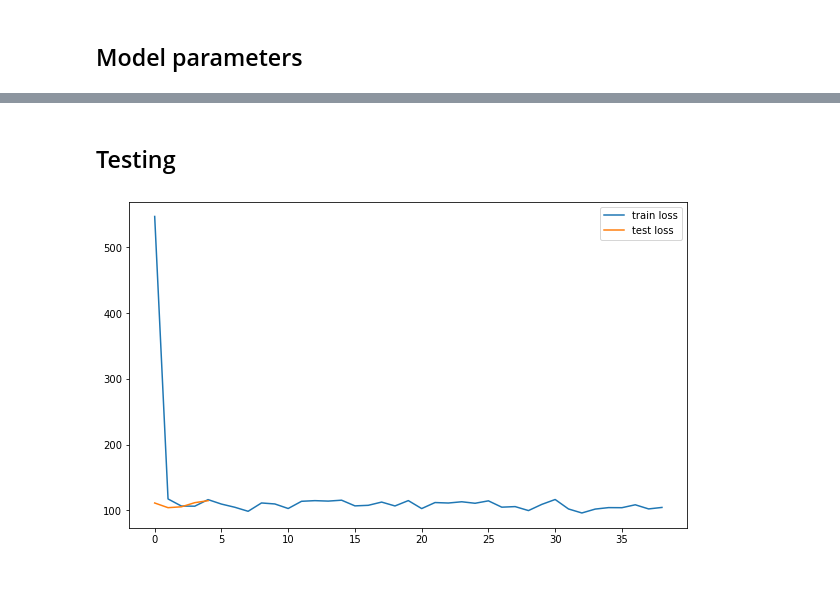
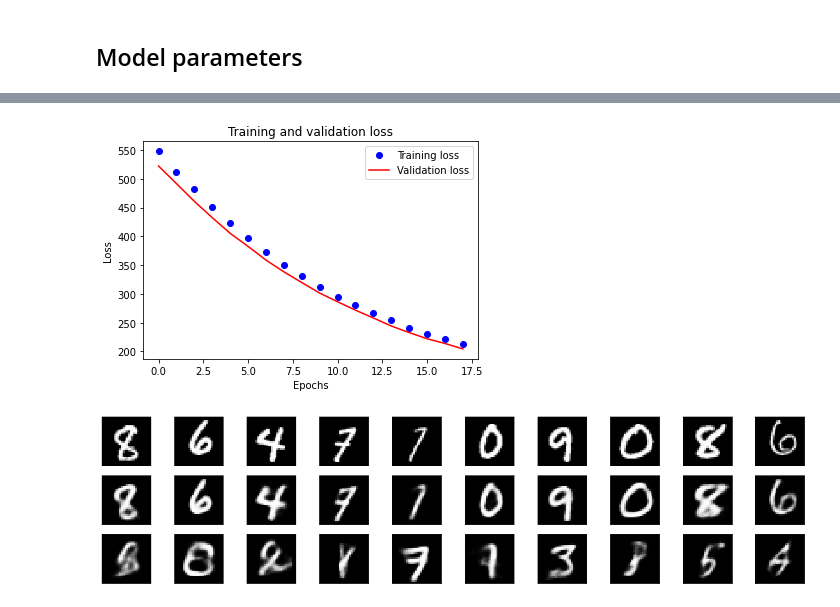
Before and after one commit to nkotelevskii/vi_mcmc_workaround, a Jupyter notebook: notebooks/VAE.ipynb, the cells around one changed output, grey strips where cells are left out. Drawn from its saved outputs; the diff is of its cells as text; code cells hidden in the pictures; blank space fills up the shorter version.

```diff
--- a/notebooks/VAE.ipynb
+++ b/notebooks/VAE.ipynb
@@ -163,22 +186,47 @@ Epoch: 13 Average loss: 104.9761
-# %% [markdown]
-## Testing
-# %%
-net.train(False)
-for i, (data,_) in enumerate(tqdm_notebook(testloader)):
-    with torch.no_grad():
-        mu, log_var, x_out = net.forward(data)
-        loss = loss_fn(mu, log_var, x_out, data)
-        if i%100 == 0:
-            test_loss.append(loss.detach().item()/len(batch))
-# %%
-plt.figure(figsize=(10,6))
-plt.plot(np.arange(len(train_loss)), train_loss, label="train loss")
-plt.plot(np.arange(len(test_loss)), test_loss, label="test loss")
-plt.legend()
-plt.show()
-# %% [output]
-[figure, removed]
+# %%
+def smooth_curve(points, factor=0.9):
+    smoothed_points = []
+    for point in points:
+        if smoothed_points:
+            previous = smoothed_points[-1]
+            smoothed_points.append(previous * factor + point * (1 - factor))
+        else:
+            smoothed_points.append(point)
+    return smoothed_points
+
+plt.clf()
+loss_values = smooth_curve(train_loss)
+val_loss_values = smooth_curve(test_loss)
+epochs = np.arange(len(loss_values))
+ii=np.arange(0,len(loss_values),6)
+plt.plot(epochs, loss_values, 'bo', label='Training loss')
+plt.plot(epochs, val_loss_values, 'r', label='Validation loss')
+plt.title('Training and validation loss')
+plt.xlabel('Epochs')
+plt.ylabel('Loss')
+plt.legend()
+plt.show()
+# %% [output]
+[figure, added]
 # %%
-sample = torch.randn(64, 20)
-sample = net.decode(sample)
-save_image(sample.view(64, 1, 28, 28), 'vae_results/sample' + '.png')
+dataiter = iter(testloader)
+images, labels = dataiter.next()
+
+images_flatten = images.view(images.size(0), -1)
+_, __, recon = net(images_flatten)
+sample = torch.randn(10, hidden_dim)
+gen = net.decode(sample)
+images = images.numpy()
+
+recon = recon.view(batch_size, 1, 28, 28).detach().numpy()
+gen = gen.view(10, 1, 28, 28).detach().numpy()
+
+fig, axes = plt.subplots(nrows=3, ncols=10, sharex=True, sharey=True, figsize=(25,6))
+
+for images, row in zip([images, recon, gen], axes):
+    for img, ax in zip(images, row):
+        ax.imshow(np.squeeze(img), cmap='gray')
+        ax.get_xaxis().set_visible(False)
+        ax.get_yaxis().set_visible(False)
+# %% [output]
+[figure, added]
```
Also changed, not shown: parts of 5 cells of this notebook, 14 other files.
